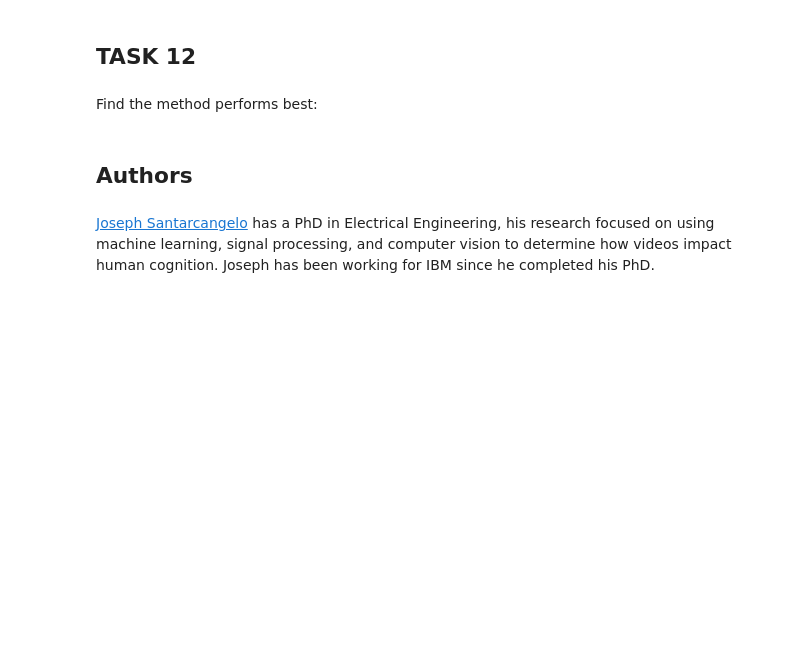
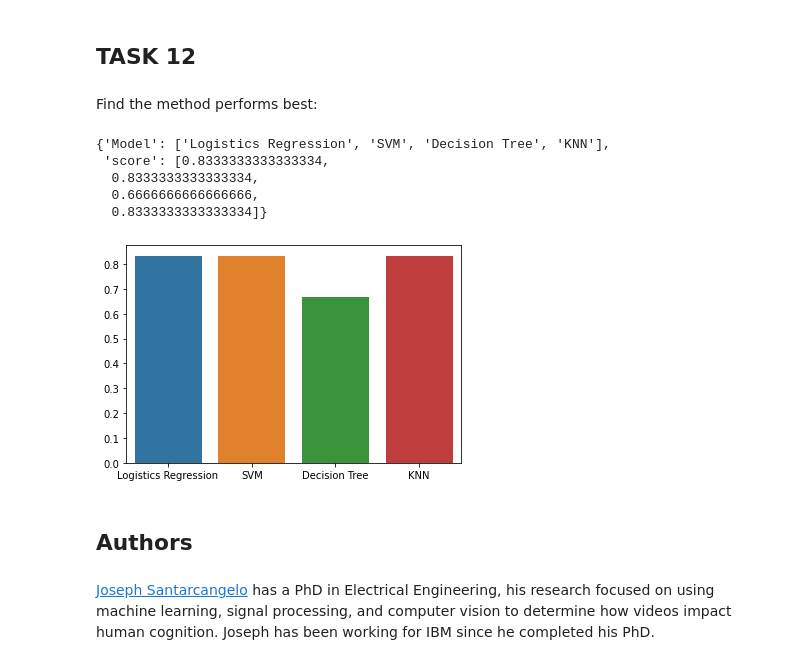
Before and after one commit to tranvietha2809/IBM-Data-Science-Capstone, a Jupyter notebook: Predictive analysis (Classification).ipynb, the cells around one changed output. Drawn from its saved outputs; the diff is of its cells as text; code cells hidden in the pictures; blank space fills up the shorter version.

```diff
--- a/Predictive analysis (Classification).ipynb
+++ b/Predictive analysis (Classification).ipynb
@@ -198,4 +199,4 @@ accuracy : 0.7232142857142856
 # %% [markdown]
 Calculate the accuracy on the test data using the method <code>score</code>:
 # %%
-logreg_cv.score(X_test, Y_test)
+logreg_score = logreg_cv.score(X_test, Y_test)
@@ -240,4 +239,4 @@ accuracy : 0.7589285714285714
 # %% [markdown]
 Calculate the accuracy on the test data using the method <code>score</code>:
 # %%
-svm_cv.score(X_test, Y_test)
+svm_score = svm_cv.score(X_test, Y_test)
@@ -324,4 +319,4 @@ accuracy : 0.6678571428571429
 # %% [markdown]
 Calculate the accuracy of tree_cv on the test data using the method <code>score</code>:
 # %%
-knn_cv.score(X_test, Y_test)
+knn_score = knn_cv.score(X_test, Y_test)
@@ -338,6 +331,20 @@ plot_confusion_matrix(Y_test,yhat)
 ## TASK  12
 # %% [markdown]
 Find the method performs best:
+# %%
+results = {
+    'Model': ['Logistics Regression', 'SVM', 'Decision Tree', 'KNN'],
+    'score': [logreg_score, svm_score, tree_score, knn_score]
+}
+sns.barplot(x='Model', y='score', data=results)
+results
+# %% [output]
+{'Model': ['Logistics Regression', 'SVM', 'Decision Tree', 'KNN'],
+ 'score': [0.8333333333333334,
+  0.8333333333333334,
+  0.6666666666666666,
+  0.8333333333333334]}
+[figure, added]
 # %% [markdown]
 ## Authors
 # %% [markdown]
```
Also changed, not shown: parts of 12 cells of this notebook.
